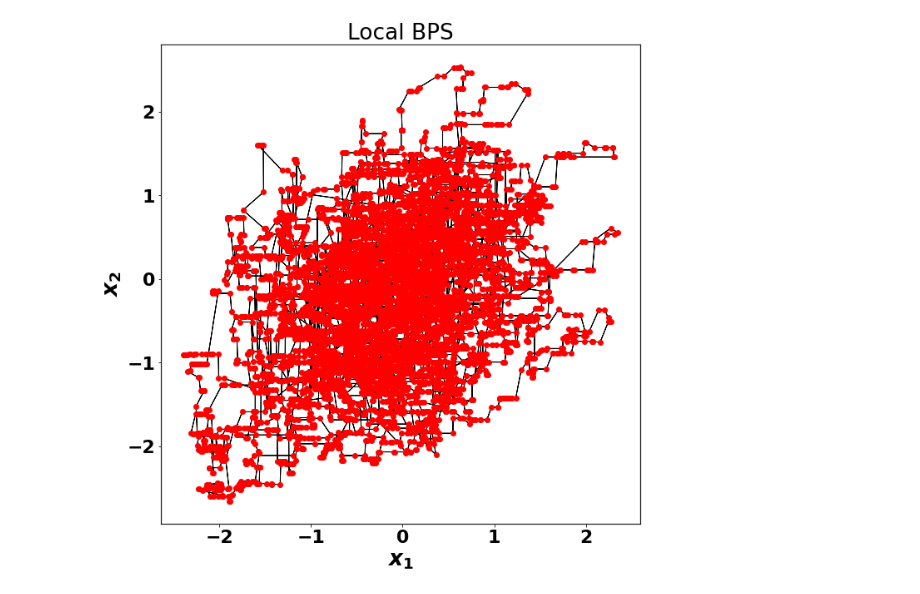
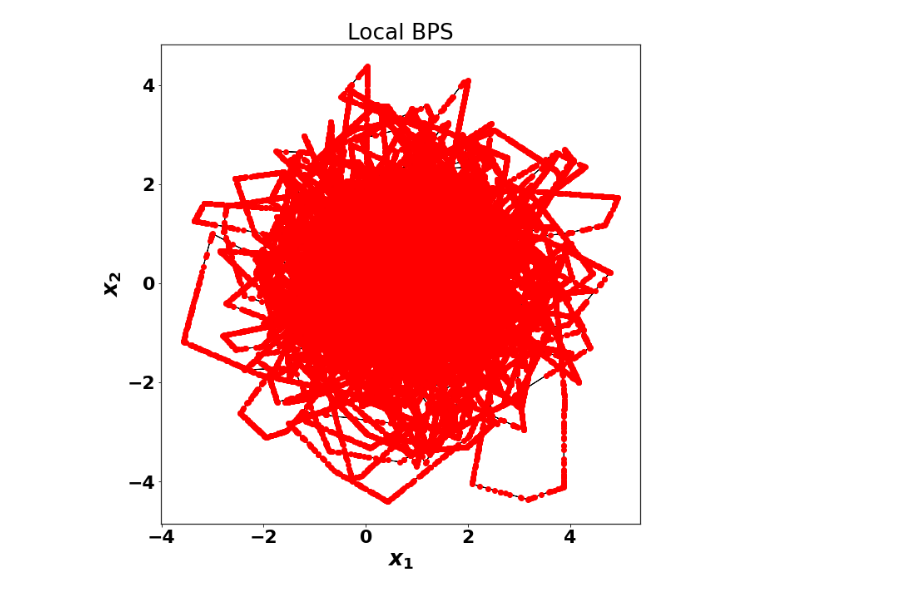
Before and after one commit to JTT94/Masked_Bouncy_Particle_Sampler, a Jupyter notebook: notebooks/Logistic.ipynb, the cells around one changed output. Cells and saved outputs as stored; diff of their text form; code cells hidden in the pictures.

```diff
--- a/notebooks/Logistic.ipynb
+++ b/notebooks/Logistic.ipynb
@@ -124,0 +55,4 @@ def alias_sample(i, cov_n, cov_p, covs, sign, observations):
+# %%
+cov_p = np.maximum(0., covs)
+cov_n = -np.minimum(0., covs)
+sign = np.expand_dims((-1.)**observations, -1)
@@ -175,0 +102,2 @@ graph = FactorGraph(dim_x=len(nodes),
+# %%
+init_x = np.array([2.13799408, 0.61352211, 4.27598974, 1.22704567])
@@ -176,14 +106,12 @@ graph = FactorGraph(dim_x=len(nodes),
 # %%
-init_x = np.random.randn(len(nodes))
-init_v = np.random.randn(len(nodes))
 local_bps = LocalBPS(init_x = init_x,
          init_v = init_v,
          factor_graph = graph,
          bounce_fns=bounce_fns,
-         refresh_rate=1.)
+         refresh_rate=0.001)
 # %%
 start = time.time()
-nsim= 5*10**4
+nsim= 10**5
 results = local_bps.simulate(nsim)
 res = results
 duration = time.time()-start
@@ -240,26 +170,28 @@ Beta 10: -1.5564905289854734
 x1,v1,t1=get_xtv(res,0)
 x2,v2,t2=get_xtv(res,1)
 # %%
-burnin = 40000
+x1,v1,t1=get_xtv(res,2)
+x2,v2,t2=get_xtv(res,3)
+burnin = 1000
 plot_limit = 100000
 fig_size = (10,10)
 plt.rcParams["axes.edgecolor"] = "0.15"
 plt.rcParams["axes.linewidth"]  = 1.25
 
 font = {
         'weight' : 'bold',
         'size'   : 22}
 
 plt.rc('font', **font)
 
 
 fig = plt.figure(figsize=fig_size,frameon =True)
 left, bottom, width, height = 0.1, 0.1, 0.8, 0.8
 ax = fig.add_axes([left, bottom, width, height])
 ax.set_title("Local BPS")
 ax.set_xlabel("$x_1$",fontsize='large', fontweight='bold')
 ax.set_ylabel("$x_2$",fontsize='large', fontweight='bold')
 arrow_plot(x1[burnin:burnin+plot_limit],x2[burnin:burnin+plot_limit], head_length=0.01,head_width=0.01)
 fig.savefig('./local_bps.eps', format='eps', dpi=1200)
 # %% [output]
-[figure, old version]
+[figure, new version]
```
Also changed, not shown: parts of 27 cells of this notebook, 18 other files.
